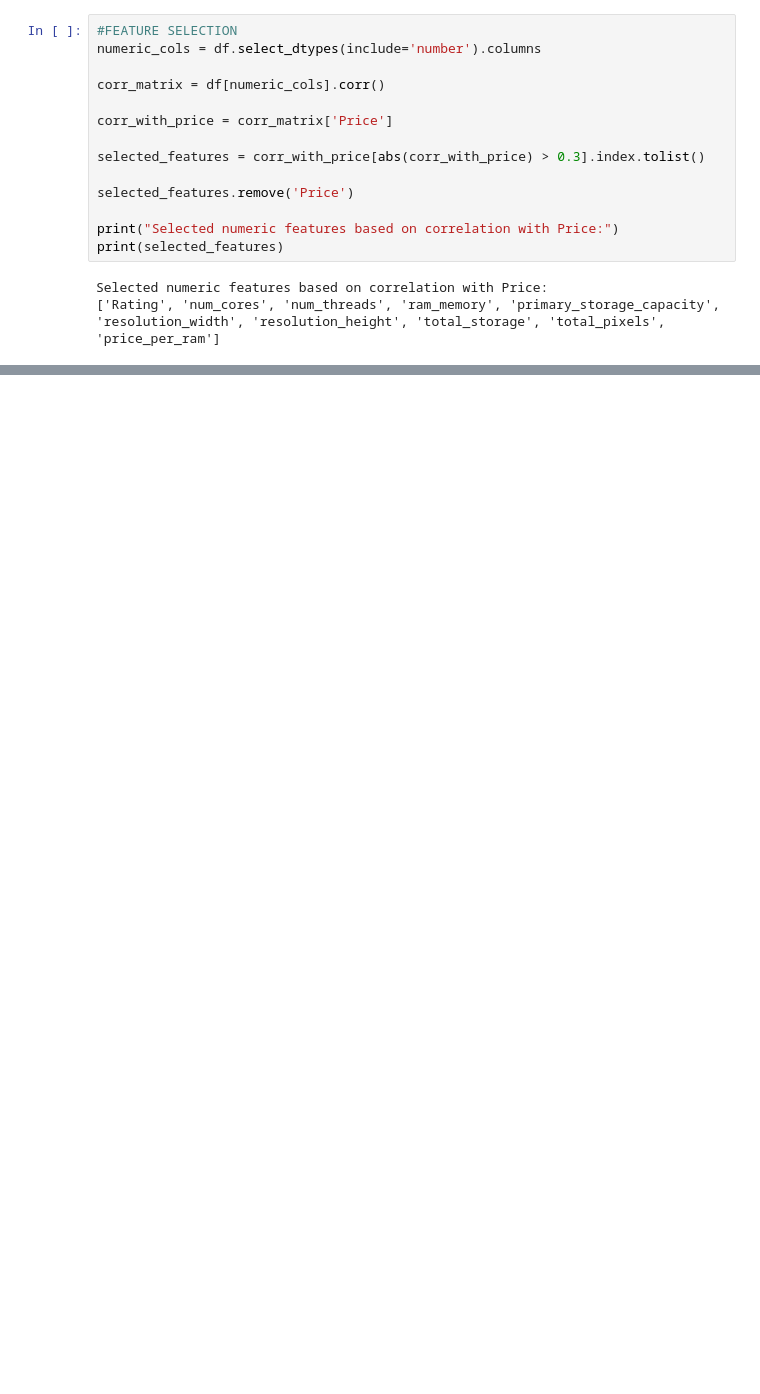
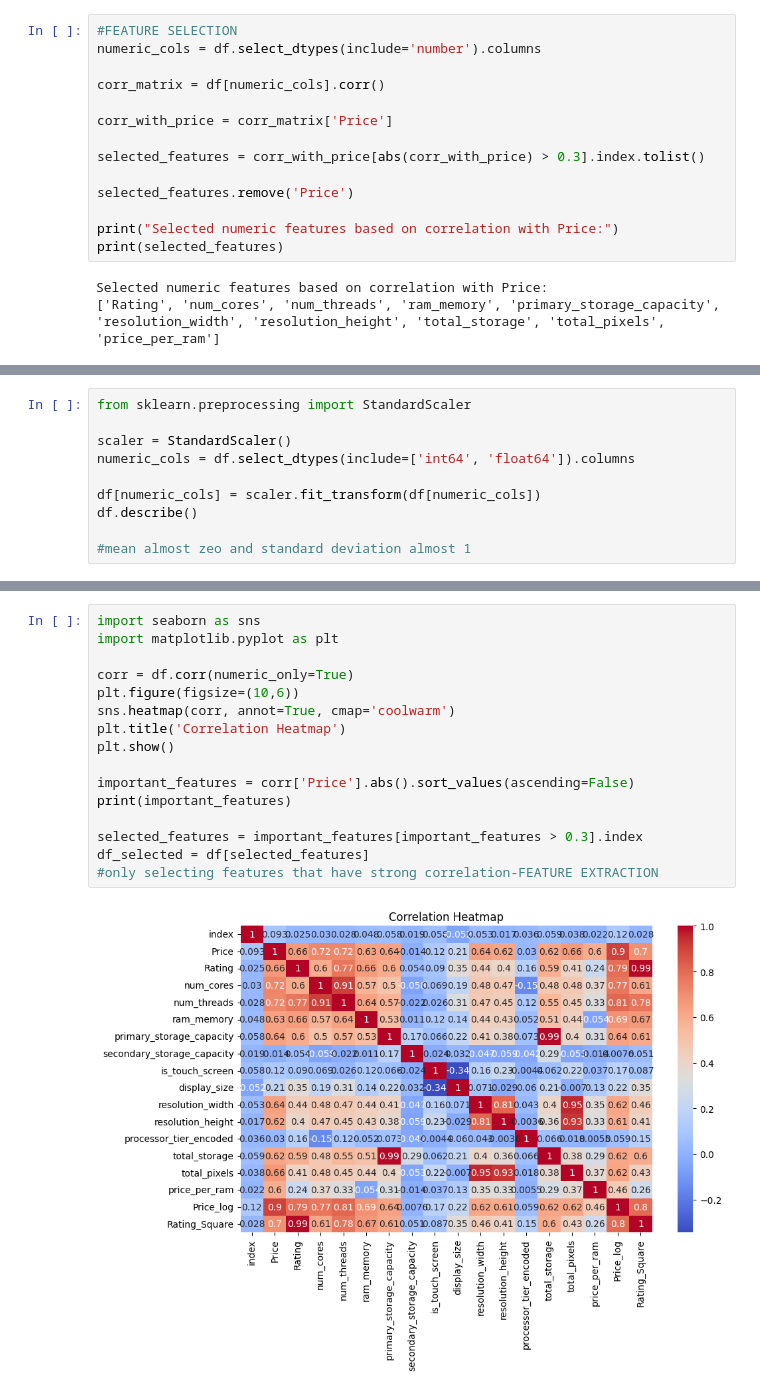
Before and after one commit to NISHAL-AT/LAP-EDA, a Jupyter notebook: EDA_4[05_10_25].ipynb, the cells around one changed output, grey strips where cells are left out. Saved outputs shown, nothing was run; the diff lists cells and outputs as text; blank space fills up the shorter version.

```diff
--- a/EDA_4[05_10_25].ipynb
+++ b/EDA_4[05_10_25].ipynb
@@ -519,0 +594,10 @@ Selected numeric features based on correlation with Price:
+# %%
+from sklearn.preprocessing import StandardScaler
+
+scaler = StandardScaler()
+numeric_cols = df.select_dtypes(include=['int64', 'float64']).columns
+
+df[numeric_cols] = scaler.fit_transform(df[numeric_cols])
+df.describe()
+
+#mean almost zeo and standard deviation almost 1
@@ -519,0 +614,18 @@ Selected numeric features based on correlation with Price:
+# %%
+import seaborn as sns
+import matplotlib.pyplot as plt
+
+corr = df.corr(numeric_only=True)
+plt.figure(figsize=(10,6))
+sns.heatmap(corr, annot=True, cmap='coolwarm')
+plt.title('Correlation Heatmap')
+plt.show()
+
+important_features = corr['Price'].abs().sort_values(ascending=False)
+print(important_features)
+
+selected_features = important_features[important_features > 0.3].index
+df_selected = df[selected_features]
+#only selecting features that have strong correlation-FEATURE EXTRACTION
+# %% [output]
+[figure, added]
```
Also changed, not shown: parts of 15 cells of this notebook, 9 other files.
